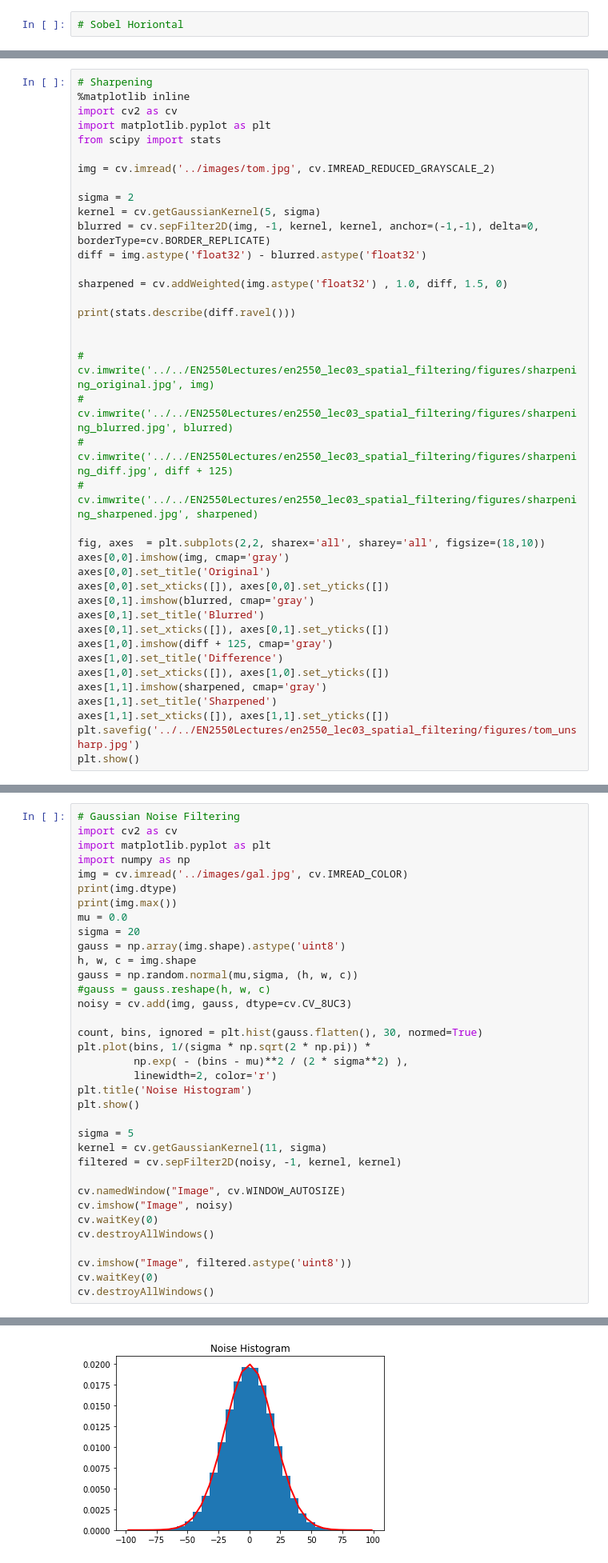
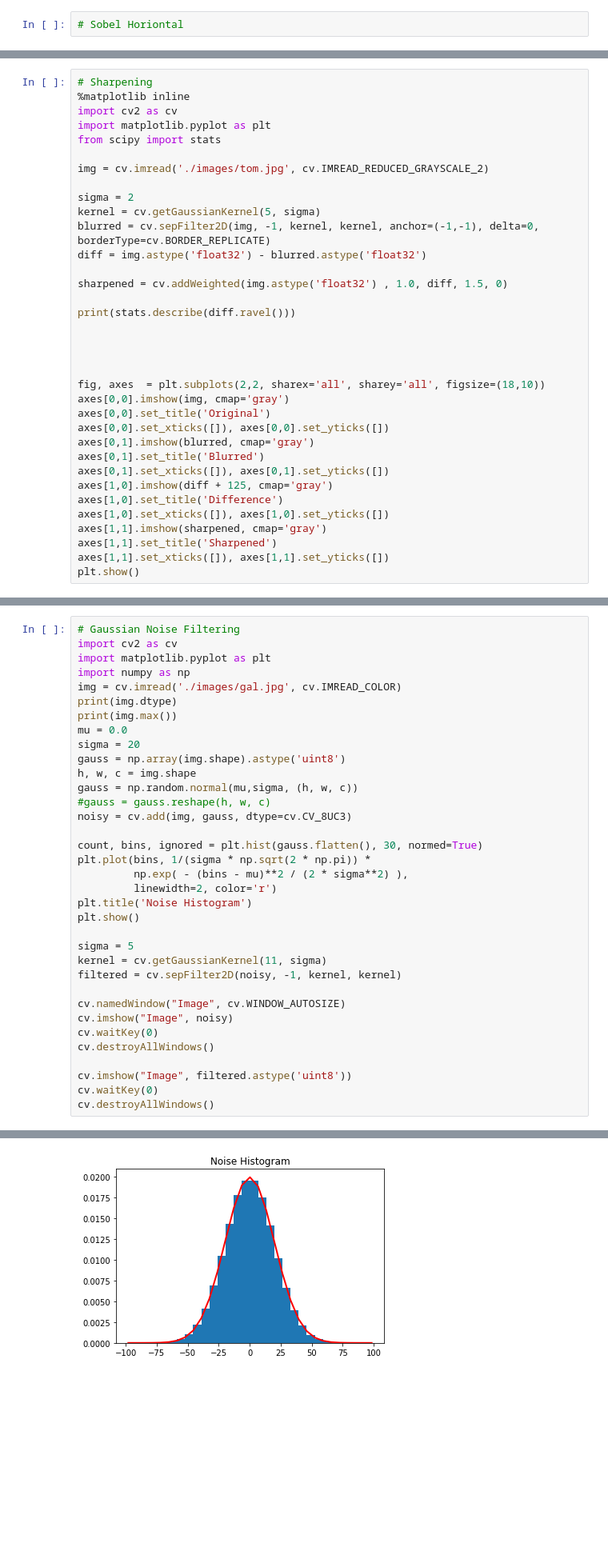
Before and after one commit to rangarodrigo/EN5204Code, a Jupyter notebook: c_spatial_filtering.ipynb, the cells around one changed output, grey strips where cells are left out. Shown at 80% size. Saved outputs shown, nothing was run; the diff lists cells and outputs as text; blank space fills up the shorter version.

Commit message:
Spatial filtlerign added.

```diff
--- a/c_spatial_filtering.ipynb
+++ b/c_spatial_filtering.ipynb
@@ -155,7 +152,7 @@ import cv2 as cv
 import matplotlib.pyplot as plt
 from scipy import stats
 
-img = cv.imread('../images/tom.jpg', cv.IMREAD_REDUCED_GRAYSCALE_2)
+img = cv.imread('./images/tom.jpg', cv.IMREAD_REDUCED_GRAYSCALE_2)
 
 sigma = 2
 kernel = cv.getGaussianKernel(5, sigma)
@@ -167,10 +164,7 @@ sharpened = cv.addWeighted(img.astype('float32') , 1.0, diff, 1.5, 0)
 print(stats.describe(diff.ravel()))
 
 
-# cv.imwrite('../../EN2550Lectures/en2550_lec03_spatial_filtering/figures/sharpening_original.jpg', img)
-# cv.imwrite('../../EN2550Lectures/en2550_lec03_spatial_filtering/figures/sharpening_blurred.jpg', blurred)
-# cv.imwrite('../../EN2550Lectures/en2550_lec03_spatial_filtering/figures/sharpening_diff.jpg', diff + 125)
-# cv.imwrite('../../EN2550Lectures/en2550_lec03_spatial_filtering/figures/sharpening_sharpened.jpg', sharpened)
+
 
 fig, axes  = plt.subplots(2,2, sharex='all', sharey='all', figsize=(18,10))
 axes[0,0].imshow(img, cmap='gray')
@@ -185,6 +179,5 @@ axes[1,0].set_xticks([]), axes[1,0].set_yticks([])
 axes[1,1].imshow(sharpened, cmap='gray')
 axes[1,1].set_title('Sharpened')
 axes[1,1].set_xticks([]), axes[1,1].set_yticks([])
-plt.savefig('../../EN2550Lectures/en2550_lec03_spatial_filtering/figures/tom_unsharp.jpg')
 plt.show()
 # %% [output]
@@ -305,7 +292,7 @@ NotImplementedError: It is not currently possible to manually set the aspect on
 import cv2 as cv
 import matplotlib.pyplot as plt
 import numpy as np
-img = cv.imread('../images/gal.jpg', cv.IMREAD_COLOR)
+img = cv.imread('./images/gal.jpg', cv.IMREAD_COLOR)
 print(img.dtype)
 print(img.max())
 mu = 0.0
@@ -343,4 +330,4 @@ The 'normed' kwarg was deprecated in Matplotlib 2.1 and will be removed in 3.1.
-[figure, old version]
+[figure, new version]
 # %% [markdown]
 # Effect of $\sigma$
 # %%
```
Also changed, not shown: parts of 13 cells of this notebook, 1 other file.
